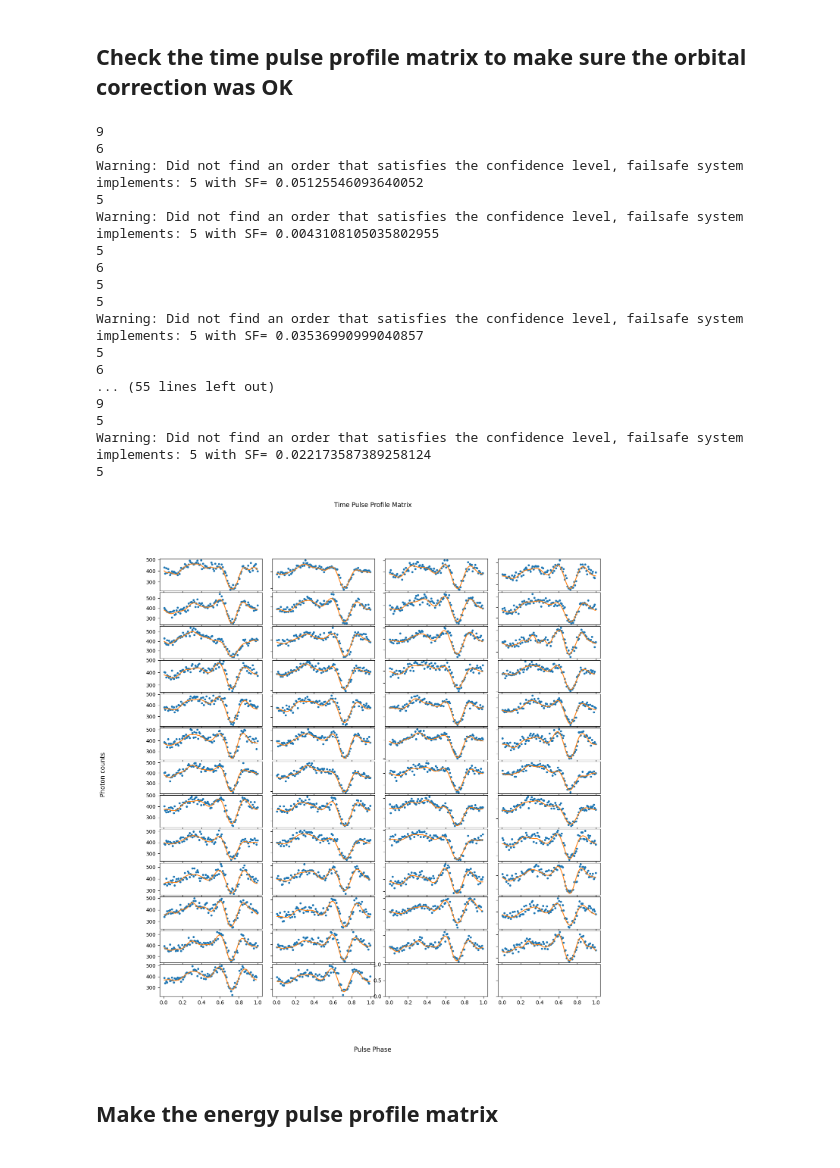
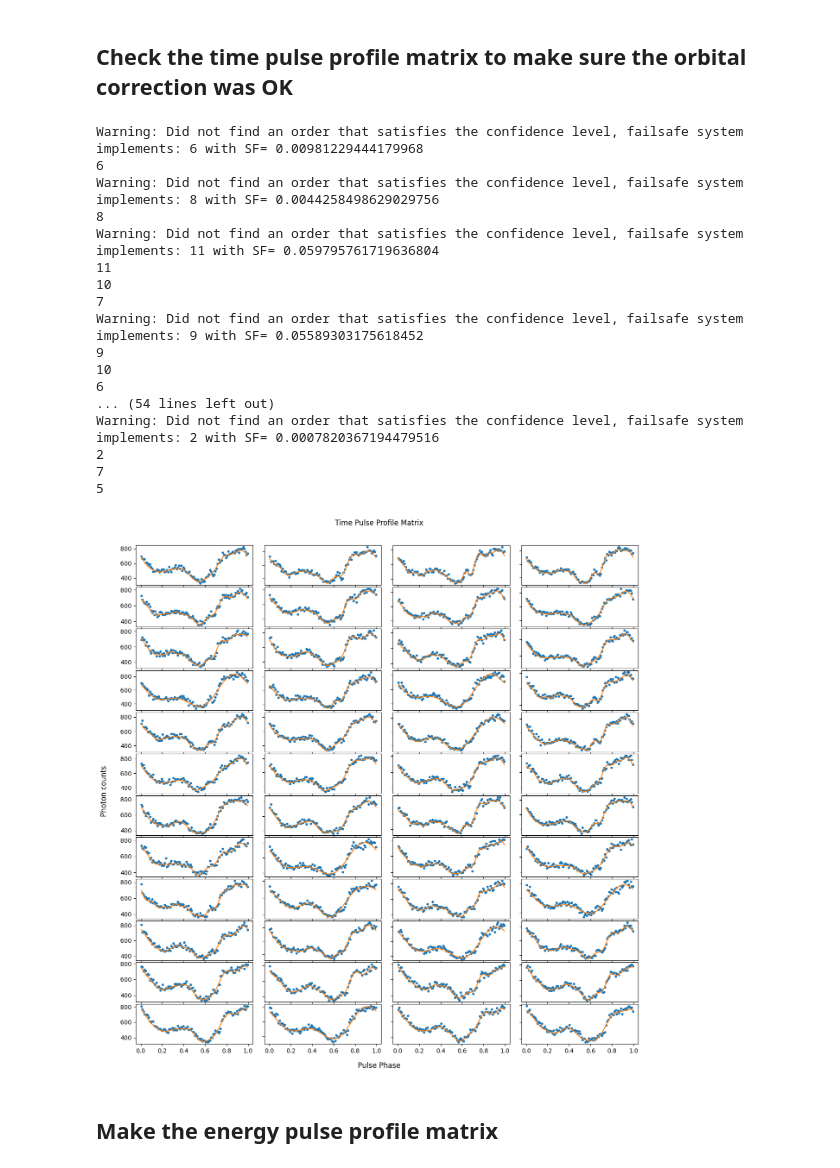
Before and after one commit to SamMerc/APLI, a Jupyter notebook: notebooks/DayM.ipynb, the cells around one changed output. Cells and saved outputs as stored; diff of their text form; code cells hidden in the pictures.

```diff
--- a/notebooks/DayM.ipynb
+++ b/notebooks/DayM.ipynb
@@ -14,26 +15,43 @@ from importlib import reload
 # Defining parameters
 # %%
 #For retrieving data
-filename = '/Users/samsonmercier/Desktop/UNIGE/ap-lab-i-2022/data/4u_1626/obs_lc'
+
+initial_path = '/Users/samsonmercier/Desktop/UNIGE/ap-lab-i-2022/data'
+sourcename = '/cen-x-3'
+obsid = '/30101055002'
+filename = initial_path + sourcename + obsid + '/obs_lc'
 
 #For orbital correction
 #whether or not to perform orbital correction for source
-use = False
+use = True
 #whether or not to perform orbital correction for background
-use_bc = False
+use_bc = True
 
 #For epoch_folding_search
 #Distance from the periodogram best frequency to probe
-dist = 3e-4
+dist = 2e-3
+#Frequency at which we want to cutoff the low end of the periodogram
+cutoff = 1e-3
+#Whether we use the singular dataset or the concatenated one
+use_single = True
 #number of frequencies to test between low_f and high_f
 N = 1000
 #length of segments in periodogram
 seg_length = 20000
 
+#Pulse Profile
+#whether or not to save pulse profile
+save_PP = True
+#bin size for pulse profile
+PP_dt = 0.01
+
+#Lightcurve
+#bin size for lightcurve
+lc_dt = 10
 
 #Segmenting data energy-wise
 #Number of segments
-num_segments = -50
+num_segments = -75
 #Energy range of events to consider
 E_min = 120
 E_max = 2800
@@ -41,8 +59,7 @@ E_max = 2800
 
 #Segmenting data time-wise
 #Number of segments
-num_time_segments = 50
-
+num_time_segments = 48
 
 #Making time pulse profile matrix
 #used for stingray lightcurve - detailed in module
@@ -56,7 +73,7 @@ account_errs = False
 title = 'Time Pulse Profile Matrix'
 
 #Whether or not we want to save the pulse profile matrix to a pdf
-save=False
+save=True
 #Path to where we save the pulse profile matrix pdf
 save_path = '/Users/samsonmercier/Desktop/'
 
@@ -72,7 +89,7 @@ E_account_errs = False
 E_title = 'Energy Pulse Profile Matrix'
 #The number of segments to use in the matrix - might not correspond
 #to the total number of segments in which the data was cut
-segs_to_use = 30
+segs_to_use = 46
 #Whether or not we want to save the pulse profile matrix to a pdf
 E_save=True
 
@@ -85,7 +102,7 @@ num_realizations = 1000
 
 #Segmenting the background data energy-wise
 #Number of segments
-num_bc_segs = -50
+num_bc_segs = -75
 #Energy range of events we consider
 B_E_min = 120
 B_E_max = 2800
@@ -136,8 +170,9 @@ ref_time = total_correct_time[0]
 ## Using the event arrival times with orbital correction and the Stingray function epoch_folding_search to find pulse frequency
 # %%
 reload(IF)
-correct_list, guess_freq = IF.get_pulse_freq(N, total_correct_time, total_correct_energies,
-                                             dist, new_gti, seg_length)
+correct_list, guess_freq = IF.get_pulse_freq(N, total_correct_time, total_correct_energies, use_single,
+                                             correct_orbital_time_A, Time_phase_data_A['PI'],
+                                             dist, new_gti, seg_length, cutoff)
 
 #Plotting the power as a function energy
 plt.plot(correct_list[0], correct_list[1])
@@ -170,30 +242,30 @@ time_segs = IF.segment_timewise(total_correct_time, num_time_segments)
 # %%
 reload(IF)
 
 orders, model_phases, counts, phasefold_time=IF.pulse_profile_matrix(time_segs,
                                                                     ref_time,
                                                                     pulse_freq, title,
                                                                      num_time_segments, dt, conf,
-                                                                     account_errs, save)
+                                                                     account_errs, save, save_path)
 # %% [output]
+Warning: Did not find an order that satisfies the confidence level, failsafe system implements: 6 with SF= 0.00981229444179968
+6
+Warning: Did not find an order that satisfies the confidence level, failsafe system implements: 8 with SF= 0.0044258498629029756
+8
+Warning: Did not find an order that satisfies the confidence level, failsafe system implements: 11 with SF= 0.059795761719636804
+11
+10
+7
+Warning: Did not find an order that satisfies the confidence level, failsafe system implements: 9 with SF= 0.05589303175618452
 9
+10
 6
-Warning: Did not find an order that satisfies the confidence level, failsafe system implements: 5 with SF= 0.05125546093640052
+... (54 lines left out)
+Warning: Did not find an order that satisfies the confidence level, failsafe system implements: 2 with SF= 0.0007820367194479516
+2
+7
 5
-Warning: Did not find an order that satisfies the confidence level, failsafe system implements: 5 with SF= 0.0043108105035802955
-5
-6
-5
-5
-Warning: Did not find an order that satisfies the confidence level, failsafe system implements: 5 with SF= 0.03536990999040857
-5
-6
-... (55 lines left out)
-9
-5
-Warning: Did not find an order that satisfies the confidence level, failsafe system implements: 5 with SF= 0.022173587389258124
-5
-[figure, old version]
+[figure, new version]
 # %% [markdown]
 ## Make the energy pulse profile matrix
 # %%
```
Also changed, not shown: parts of 22 cells of this notebook, 1 other file.
